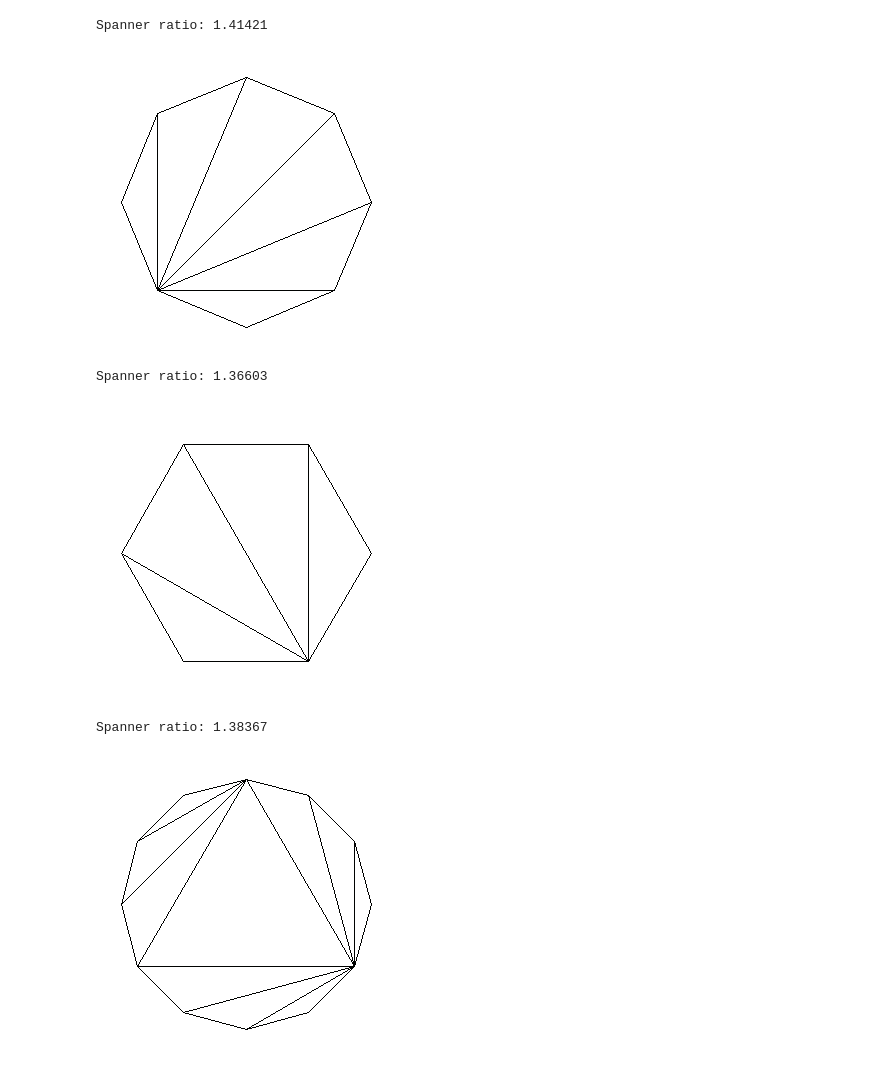
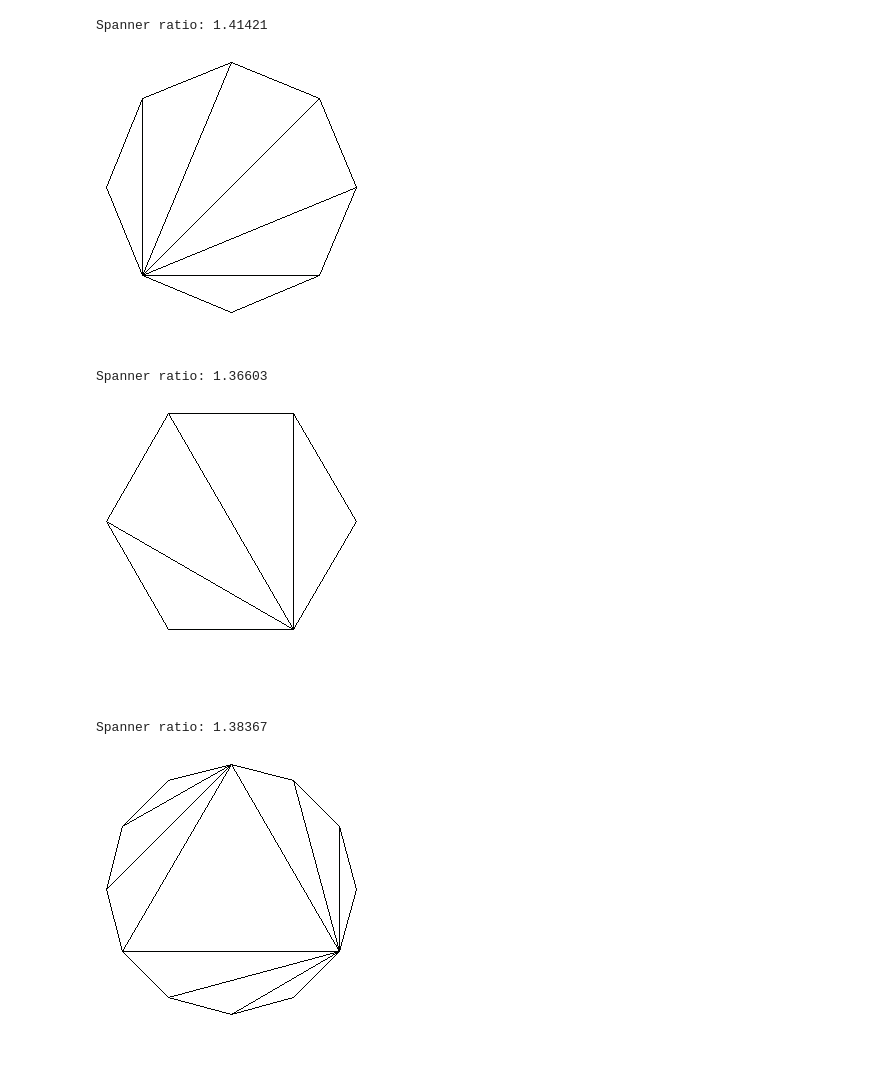
Before and after one commit to luccasiau/cpsc448, a Jupyter notebook: spanner/Nice art.ipynb, the cells around one changed output. Cells and saved outputs as stored; diff of their text form; code cells hidden in the pictures.

```diff
--- a/spanner/Nice art.ipynb
+++ b/spanner/Nice art.ipynb
@@ -3,20 +3,30 @@ import turtle
 import numpy as np
 from PIL import Image, ImageDraw
 # %%
-def drawLineSegments(segments, img_size=300, draw_size=250):
-    minC = (img_size - draw_size)/2
+def drawLineSegments(segments, img_w=300, img_h=300, draw_size=250):
+    minX = (img_w - draw_size)/2
+    minY = abs((img_h - draw_size)/2)
+    minX = 10
+    minY = 10
 
     span = np.max(segments) - np.min(segments)
     ratio = draw_size/span
     shift = -np.min(segments)
 
-    q = lambda v : (v + shift) * ratio + minC
+    shiftX = -float('inf')
+    shiftY = -float('inf')
+    for segment in segments:
+        shiftX = max(shiftX, -float(segment[0][0]), -float(segment[1][0]))
+        shiftY = max(shiftY, -float(segment[0][1]), -float(segment[1][1]))
 
-    img = Image.new('RGB', (img_size, img_size), (255, 255, 255))
+    qx = lambda v : (v + shiftX) * ratio + minX
+    qy = lambda v : (v + shiftY) * ratio + minY
+
+    img = Image.new('RGB', (img_w, img_h), (255, 255, 255))
     draw = ImageDraw.Draw(img)
 
     for segment in segments:
-        draw.line((q(segment[0][0]), q(segment[0][1]), q(segment[1][0]), q(segment[1][1])), fill=256)
+        draw.line((qx(segment[0][0]), qy(segment[0][1]), qx(segment[1][0]), qy(segment[1][1])), fill=256)
 
     return img
 # %%
@@ -36,15 +51,15 @@ def getSegmentsFromFile(file_path):
 # %%
-drawLineSegments(getSegmentsFromFile('octagon.out'))
+drawLineSegments(getSegmentsFromFile('cases/octagon.out'))
 # %% [output]
 Spanner ratio: 1.41421
-[figure, old version]
+[figure, new version]
 # %%
-drawLineSegments(getSegmentsFromFile('hexagon.out'))
+drawLineSegments(getSegmentsFromFile('cases/hexagon.out'))
 # %% [output]
 Spanner ratio: 1.36603
-[figure, old version]
+[figure, new version]
 # %%
-drawLineSegments(getSegmentsFromFile('dodecagon.out'))
+drawLineSegments(getSegmentsFromFile('cases/dodecagon.out'))
 # %% [output]
 Spanner ratio: 1.38367
-[figure, old version]
+[figure, new version]
```
Also changed, not shown: parts of 18 cells of this notebook, 48 other files.
